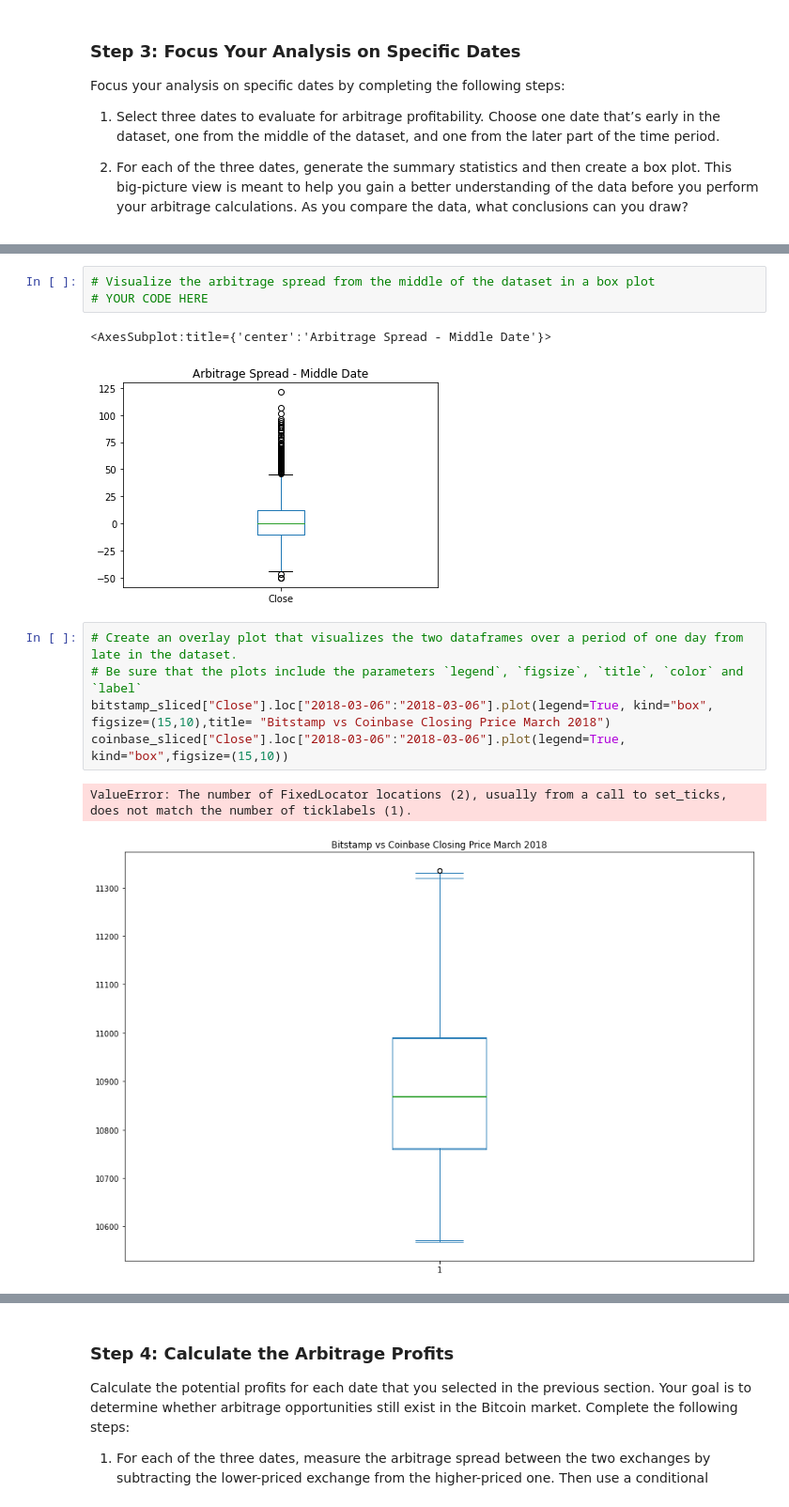
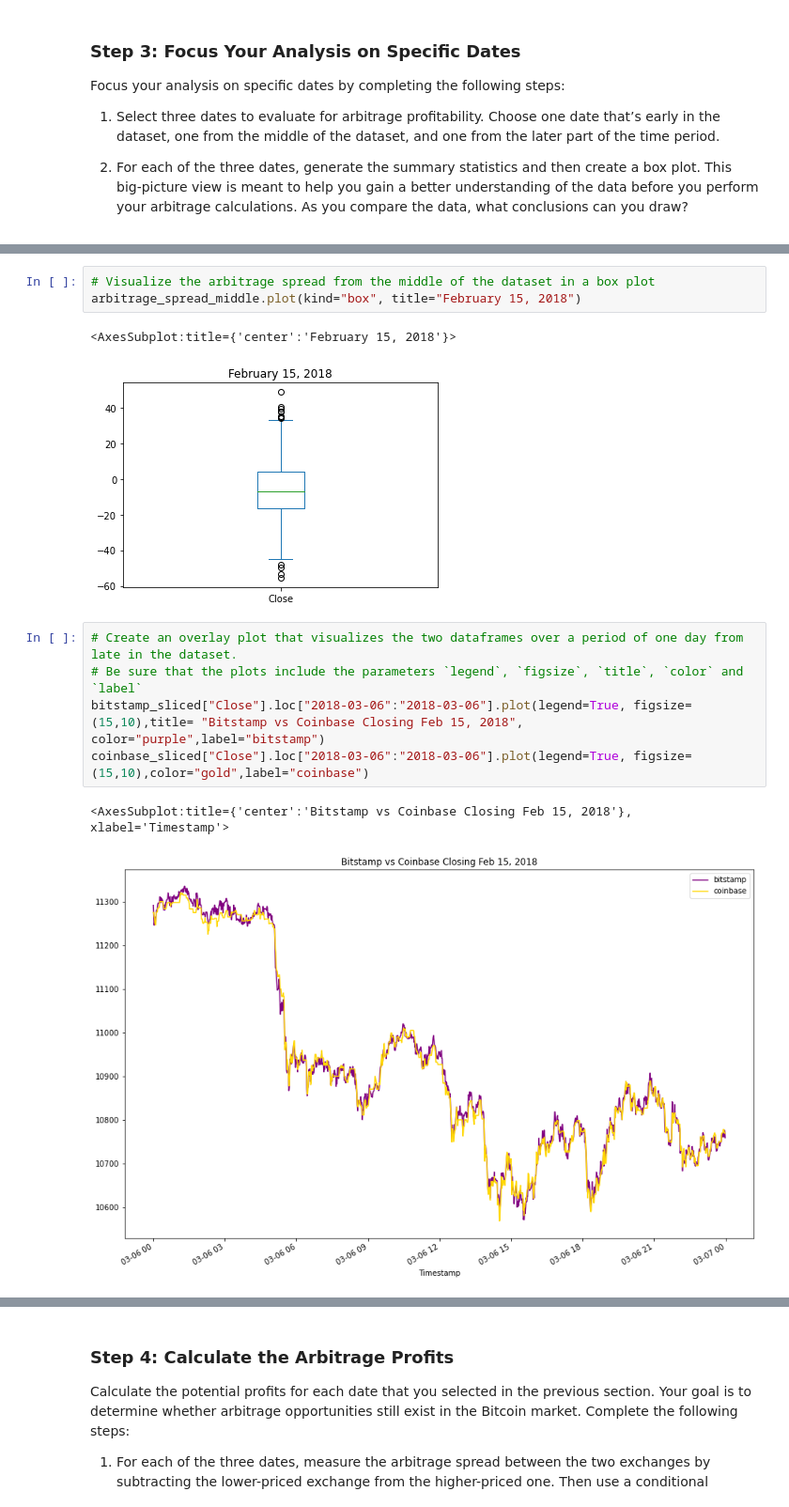
Before and after one commit to naomynaomy/module3challenge, a Jupyter notebook: Starter_Code/crypto_arbitrage.ipynb, the cells around one changed output, grey strips where cells are left out. Shown: that part at 94% size. Cells and saved outputs as stored; diff of their text form.

```diff
--- a/Starter_Code/crypto_arbitrage.ipynb
+++ b/Starter_Code/crypto_arbitrage.ipynb
@@ -382,18 +390,18 @@ max       121.320000
 Name: Close, dtype: float64
 # %%
 # Visualize the arbitrage spread from the middle of the dataset in a box plot
-# YOUR CODE HERE
+arbitrage_spread_middle.plot(kind="box", title="February 15, 2018")
 # %% [output]
-<AxesSubplot:title={'center':'Arbitrage Spread - Middle Date'}>
+<AxesSubplot:title={'center':'February 15, 2018'}>
-[figure, old version]
+[figure, new version]
 # %%
 # Create an overlay plot that visualizes the two dataframes over a period of one day from late in the dataset.
 # Be sure that the plots include the parameters `legend`, `figsize`, `title`, `color` and `label`
-bitstamp_sliced["Close"].loc["2018-03-06":"2018-03-06"].plot(legend=True, kind="box", figsize=(15,10),title= "Bitstamp vs Coinbase Closing Price March 2018")
-coinbase_sliced["Close"].loc["2018-03-06":"2018-03-06"].plot(legend=True, kind="box",figsize=(15,10))
+bitstamp_sliced["Close"].loc["2018-03-06":"2018-03-06"].plot(legend=True, figsize=(15,10),title= "Bitstamp vs Coinbase Closing Feb 15, 2018", color="purple",label="bitstamp")
+coinbase_sliced["Close"].loc["2018-03-06":"2018-03-06"].plot(legend=True, figsize=(15,10),color="gold",label="coinbase")
 # %% [output]
-ValueError: The number of FixedLocator locations (2), usually from a call to set_ticks, does not match the number of ticklabels (1).
+<AxesSubplot:title={'center':'Bitstamp vs Coinbase Closing Feb 15, 2018'}, xlabel='Timestamp'>
-[figure, old version]
+[figure, new version]
 # %%
 # Using the date from the late that you have selected, calculate the arbitrage spread
 # by subtracting the bitstamp lower closing prices from the coinbase higher closing prices
```
Also changed, not shown: parts of 7 cells of this notebook.
